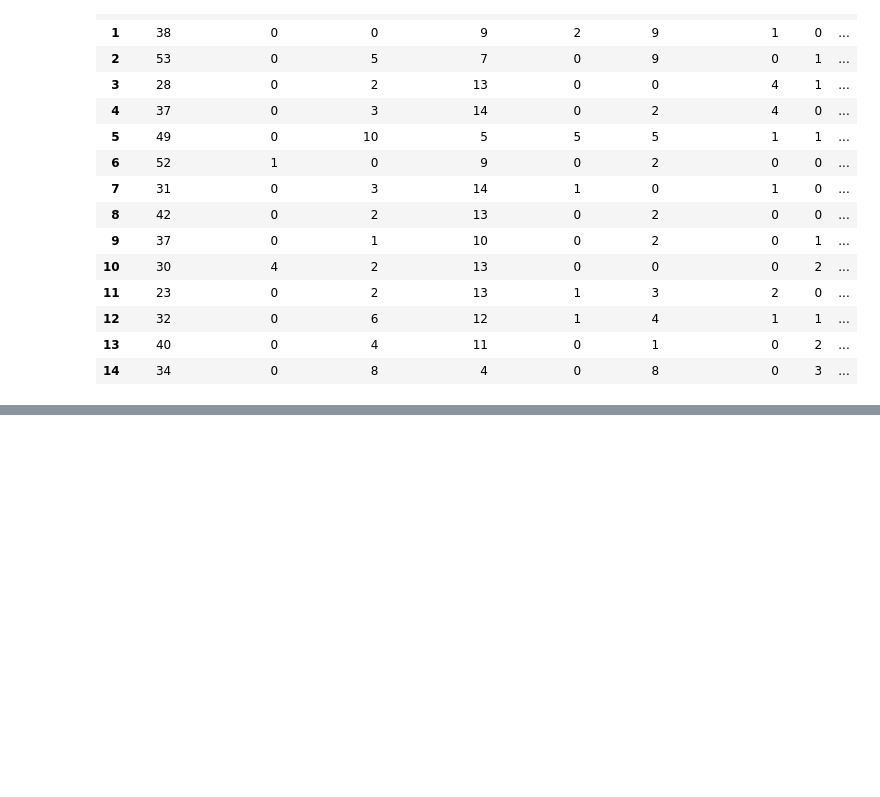
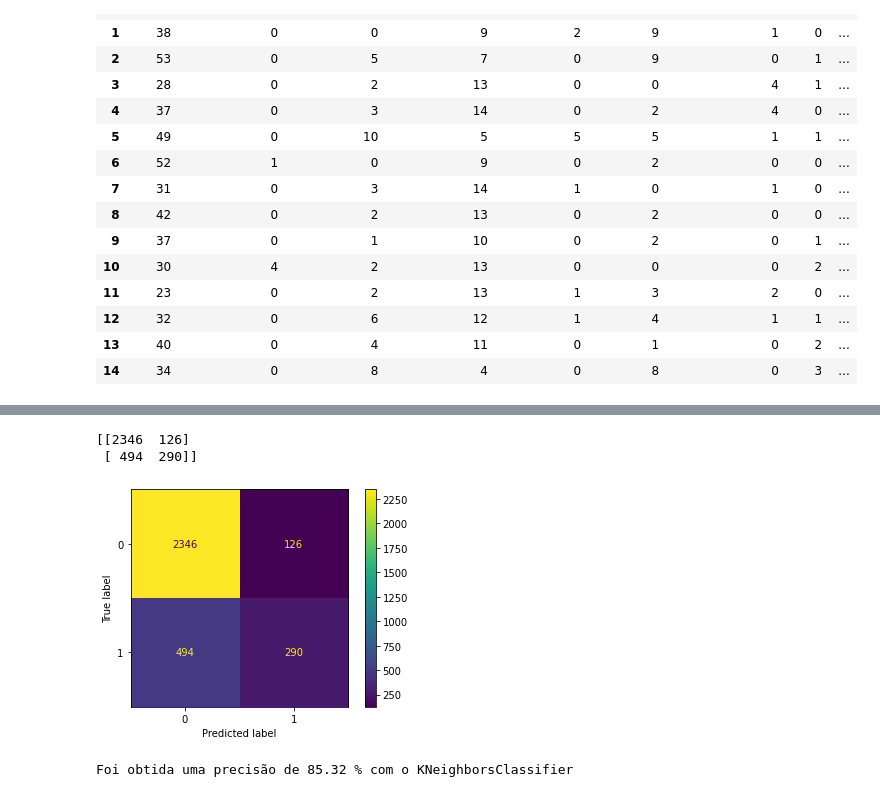
Before and after one commit to EduPiza/Trabalho_IA_MachineLearning, a Jupyter notebook: Trabalho_DataSet_ADULT.ipynb, the cells around one changed output, grey strips where cells are left out. Drawn from its saved outputs; the diff is of its cells as text; code cells hidden in the pictures; blank space fills up the shorter version.

```diff
--- a/Trabalho_DataSet_ADULT.ipynb
+++ b/Trabalho_DataSet_ADULT.ipynb
@@ -461,0 +488,18 @@ baseDadosCSV2.head(15)
+# %%
+# Primeiro vamos realizar todos os procedimentos com a base
+# mantendo as proporções atuais (75,9% de registros com renda
+# inferior/igual a 50k, e 24,1% de registros com renda >50k)
+
+# importando o módulo que vamos usar
+from sklearn.model_selection import train_test_split
+
+# Separando o DataFrame de entrada em 'features' e 'label'
+X = baseDadosCSV2.iloc[:, 0:13]
+y = baseDadosCSV2.iloc[:, 13:14]
+
+# Executando o módulo seprando 90% da base para treino, mantendo a
+# proporção de registros conforme o label 'y'
+X_train, X_test, y_train, y_test = train_test_split(X, y,
+                                                    train_size=0.9,
+                                                    random_state=42,
+                                                    stratify=y)
@@ -461,0 +549,15 @@ baseDadosCSV2.head(15)
+# %%
+# Primeiro modelo usando GaussianNB
+
+from sklearn.naive_bayes import GaussianNB
+from sklearn.metrics import accuracy_score
+
+# Inicializando o Classificador
+class_gnb = GaussianNB()
+
+# Treinando o Classificador e fazendo o 'predict'
+model1 = class_gnb.fit(X_train, y_train.values.ravel())
+pred1 = class_gnb.predict(X_test)
+
+# Avaliando a precisão
+print("Foi obtida uma precisão de", round((accuracy_score(y_test, pred1) * 100), 2), "% com o GaussianNB")
@@ -461,0 +580,18 @@ baseDadosCSV2.head(15)
+# %%
+# Verificando a matriz de confusão
+
+from sklearn.metrics import confusion_matrix
+print (confusion_matrix(y_test, pred1))
+# %% [output]
+[[2346  126]
+ [ 494  290]]
+# %%
+# Plotando a matriz de confusão
+
+import matplotlib.pyplot as plt
+from sklearn.metrics import plot_confusion_matrix
+
+plot_confusion_matrix(class_gnb, X_test, y_test)
+plt.show()
+# %% [output]
+[figure, added]
@@ -461,0 +607,11 @@ baseDadosCSV2.head(15)
+# %%
+from sklearn.neighbors import KNeighborsClassifier
+
+knn_classifier = KNeighborsClassifier()
+knn_classifier.fit(X_train, y_train.values.ravel())
+pred2 = knn_classifier.predict(X_test)
+
+# Avaliando a precisão
+print("Foi obtida uma precisão de", round((accuracy_score(y_test, pred2) * 100), 2), "% com o KNeighborsClassifier")
+# %% [output]
+Foi obtida uma precisão de 85.32 % com o KNeighborsClassifier
```
Also changed, not shown: parts of 17 cells of this notebook.
